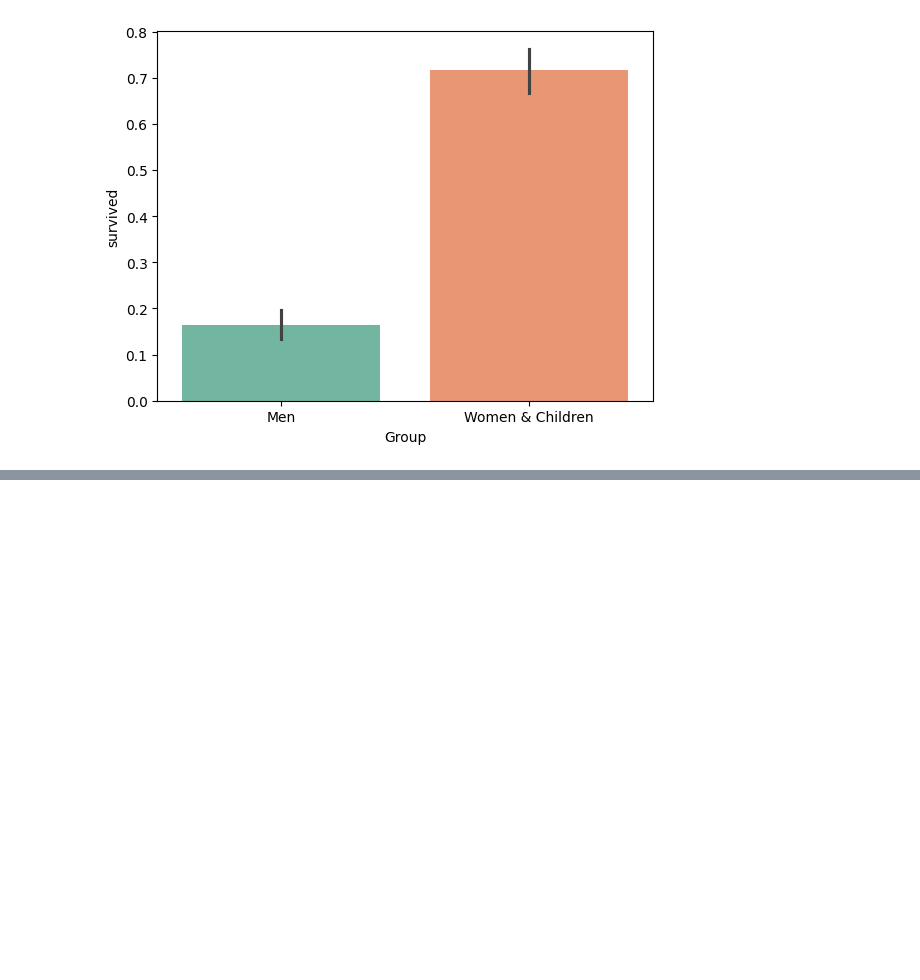
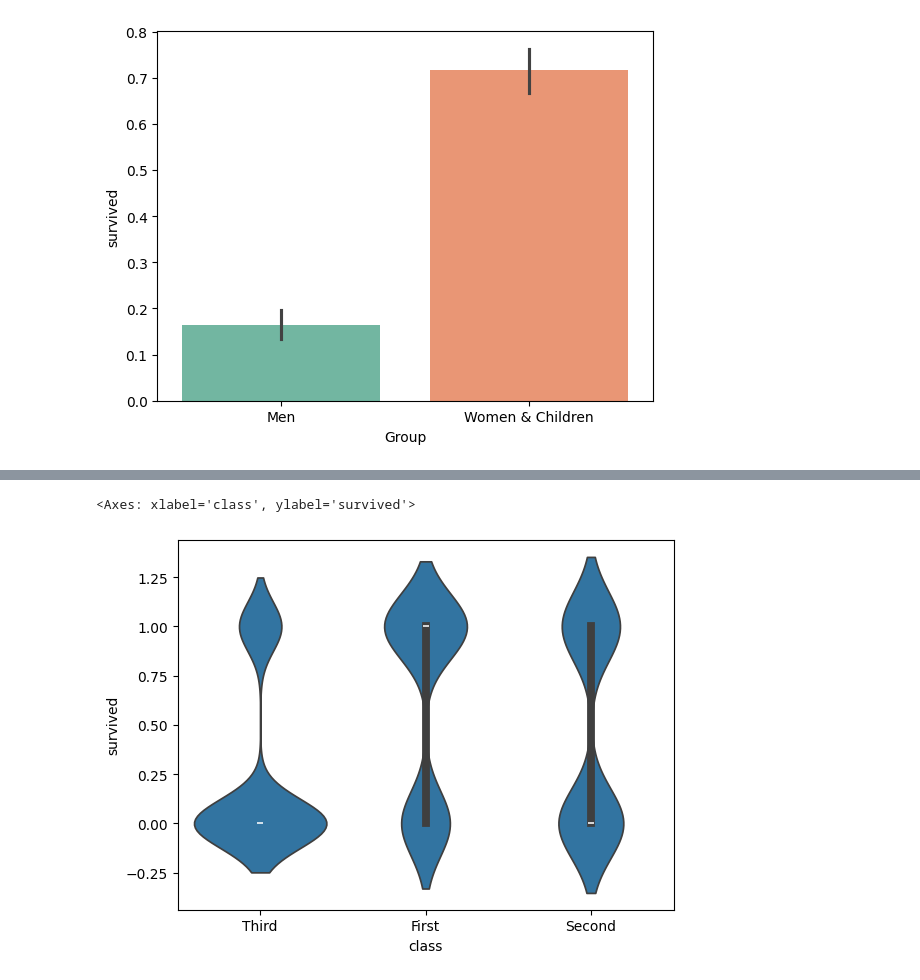
Before and after one commit to ReenuPEldhose/OpenAITraining, a Jupyter notebook: Sep24_002_EDA_Visuals.ipynb, the cells around one changed output, grey strips where cells are left out. Saved outputs shown, nothing was run; the diff lists cells and outputs as text; code cells hidden in the pictures; blank space fills up the shorter version.

```diff
--- a/Sep24_002_EDA_Visuals.ipynb
+++ b/Sep24_002_EDA_Visuals.ipynb
@@ -370,0 +391,6 @@ Passing `palette` without assigning `hue` is deprecated and will be removed in v
+# %%
+
+sns.violinplot(data=ti, x='class', y='survived')
+# %% [output]
+<Axes: xlabel='class', ylabel='survived'>
+[figure, added]
```
Also changed, not shown: parts of 3 cells of this notebook.
